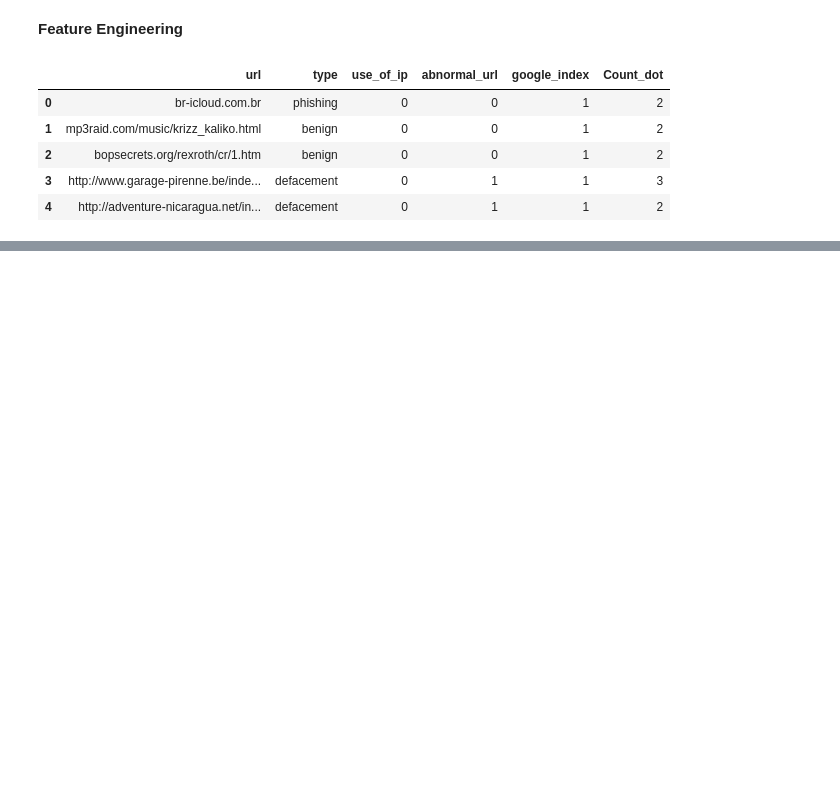
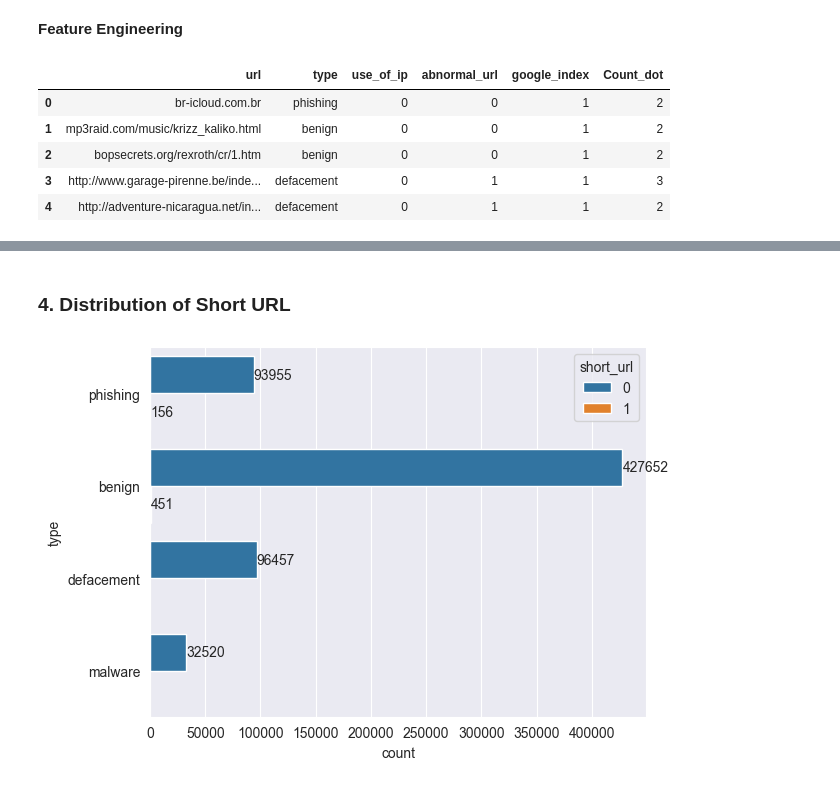
Before and after one commit to DUY2602/Machine_Learning-Deep_Learning, a Jupyter notebook: Malware Detection/Malicious_URL/url_malware_detect.ipynb, the cells around one changed output, grey strips where cells are left out. Saved outputs shown, nothing was run; the diff lists cells and outputs as text; code cells hidden in the pictures; blank space fills up the shorter version.

```diff
--- a/Malware Detection/Malicious_URL/url_malware_detect.ipynb
+++ b/Malware Detection/Malicious_URL/url_malware_detect.ipynb
@@ -246,0 +303,10 @@ df['fd_length'] = df['url'].apply(lambda i: fd_length(i))
+# %% [markdown]
+### 4. Distribution of Short URL
+# %%
+sns.set_style('darkgrid')
+ax = sns.countplot(y='type', data=df, hue='short_url')
+# Hiển thị số trên mỗi bar
+for container in ax.containers:
+    ax.bar_label(container)
+# %% [output]
+[figure, added]
```
Also changed, not shown: parts of 17 cells of this notebook.
